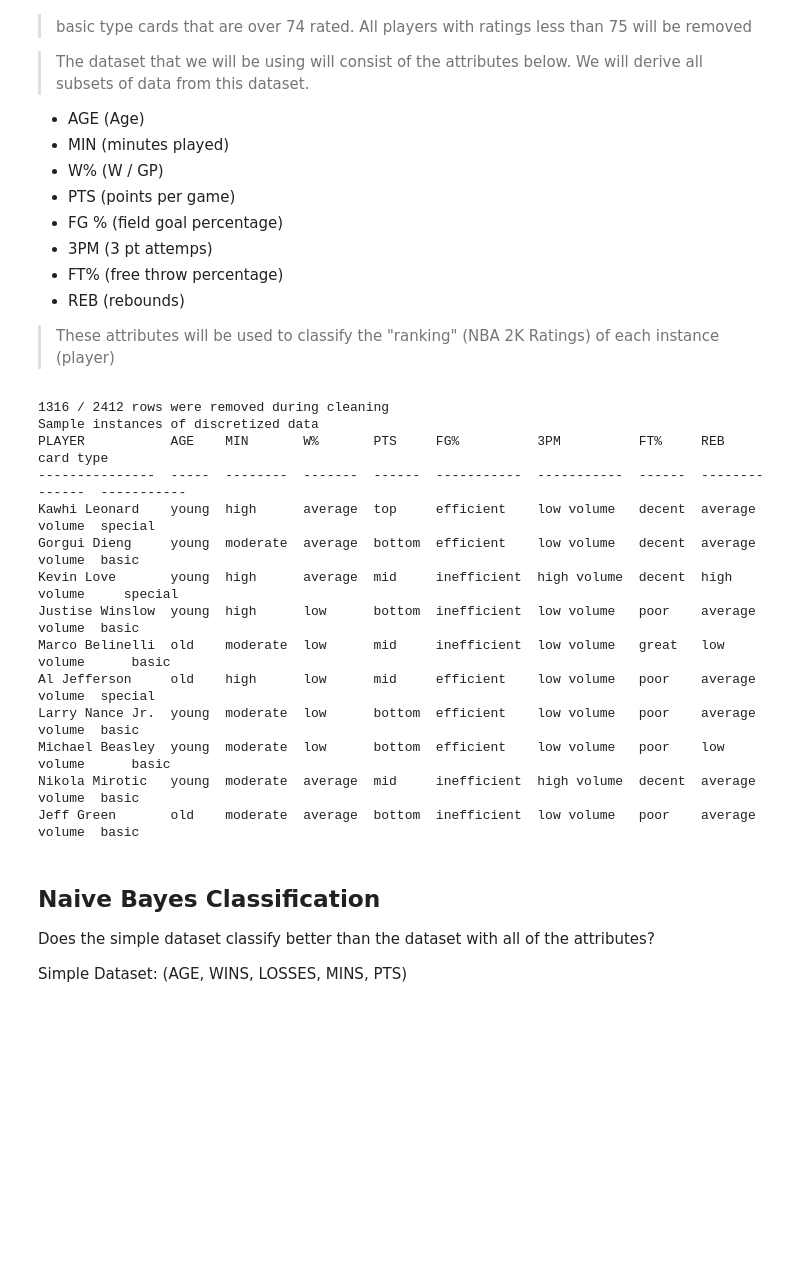
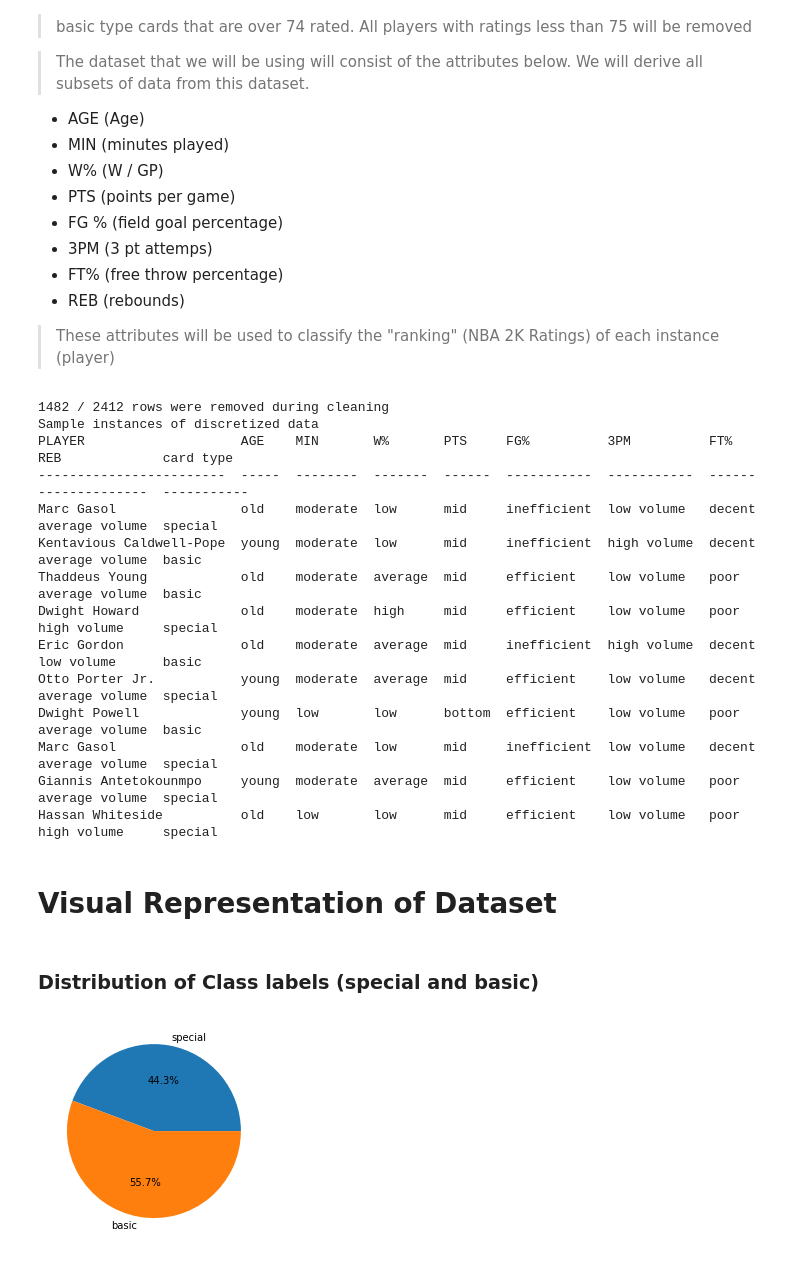
Before and after one commit to milolibby/CPSC322-Final-Project, a Jupyter notebook: nba_rating.ipynb, the cells around one changed output. Drawn from its saved outputs; the diff is of its cells as text; code cells hidden in the pictures; blank space fills up the shorter version.

```diff
--- a/nba_rating.ipynb
+++ b/nba_rating.ipynb
@@ -59,7 +59,7 @@ before_len = len(nba_data.data)
 
 rows_to_drop = []
 for i, row in enumerate(nba_data.data):
-  if nba_data.data[i][-1] < 75:
+  if nba_data.data[i][-1] < 76:
     rows_to_drop.append(i)
 nba_data.drop_rows(rows_to_drop)
 
@@ -104,8 +104,6 @@ nba_data.data = [nba_data.data[i] + [ratings[i]] for i in range(len(ratings)) ]
 
 
 
-simple_dataset = nba_data.get_subtable(["FG%", "MIN", "PTS", "3PM"])
-
 
 sample_table = []
 for i in range(10):
@@ -114,24 +112,38 @@ for i in range(10):
 sample_table = mypytable.MyPyTable(nba_data.column_names, sample_table)
 print("Sample instances of discretized data")
 sample_table.print_data()
+
+# card_types = nba_data.pop_column("card type")
 # %% [output]
-1316 / 2412 rows were removed during cleaning
+1482 / 2412 rows were removed during cleaning
 Sample instances of discretized data
-PLAYER           AGE    MIN       W%       PTS     FG%          3PM          FT%     REB             card type
----------------  -----  --------  -------  ------  -----------  -----------  ------  --------------  -----------
-Kawhi Leonard    young  high      average  top     efficient    low volume   decent  average volume  special
-Gorgui Dieng     young  moderate  average  bottom  efficient    low volume   decent  average volume  basic
-Kevin Love       young  high      average  mid     inefficient  high volume  decent  high volume     special
-Justise Winslow  young  high      low      bottom  inefficient  low volume   poor    average volume  basic
-Marco Belinelli  old    moderate  low      mid     inefficient  low volume   great   low volume      basic
-Al Jefferson     old    high      low      mid     efficient    low volume   poor    average volume  special
-Larry Nance Jr.  young  moderate  low      bottom  efficient    low volume   poor    average volume  basic
-Michael Beasley  young  moderate  low      bottom  efficient    low volume   poor    low volume      basic
-Nikola Mirotic   young  moderate  average  mid     inefficient  high volume  decent  average volume  basic
-Jeff Green       old    moderate  average  bottom  inefficient  low volume   poor    average volume  basic
+PLAYER                    AGE    MIN       W%       PTS     FG%          3PM          FT%     REB             card type
+------------------------  -----  --------  -------  ------  -----------  -----------  ------  --------------  -----------
+Marc Gasol                old    moderate  low      mid     inefficient  low volume   decent  average volume  special
+Kentavious Caldwell-Pope  young  moderate  low      mid     inefficient  high volume  decent  average volume  basic
+Thaddeus Young            old    moderate  average  mid     efficient    low volume   poor    average volume  basic
+Dwight Howard             old    moderate  high     mid     efficient    low volume   poor    high volume     special
+Eric Gordon               old    moderate  average  mid     inefficient  high volume  decent  low volume      basic
+Otto Porter Jr.           young  moderate  average  mid     efficient    low volume   decent  average volume  special
+Dwight Powell             young  low       low      bottom  efficient    low volume   poor    average volume  basic
+Marc Gasol                old    moderate  low      mid     inefficient  low volume   decent  average volume  special
+Giannis Antetokounmpo     young  moderate  average  mid     efficient    low volume   poor    average volume  special
+Hassan Whiteside          old    low       low      mid     efficient    low volume   poor    high volume     special
-# %% [markdown]
-## Naive Bayes Classification
-Does the simple dataset classify better than the dataset with all of the attributes?
-
-
-Simple Dataset: (AGE, WINS, LOSSES, MINS, PTS)
+# %% [markdown]
+# **Visual Representation of Dataset**
+# %% [markdown]
+### Distribution of Class labels (special and basic)
+# %%
+from mysklearn import Plot_Utils
+
+special = 0
+basic = 0
+for rating in ratings:
+  if rating == "special":
+    special += 1
+  else:
+    basic += 1
+
+Plot_Utils.create_pie_chart([special, basic], ["special", "basic"])
+# %% [output]
+[figure, added]
```
Also changed, not shown: parts of 15 cells of this notebook, 2 other files.
